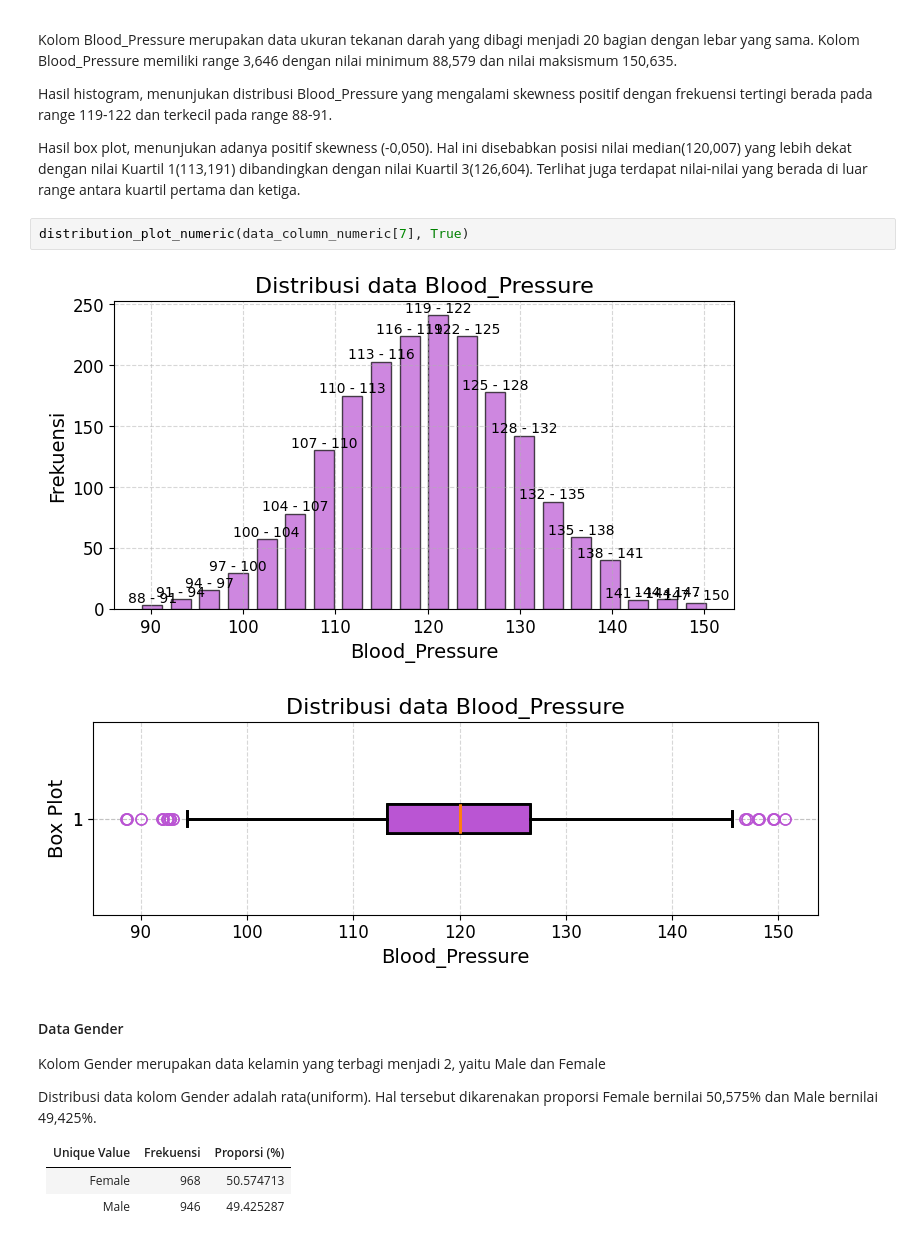
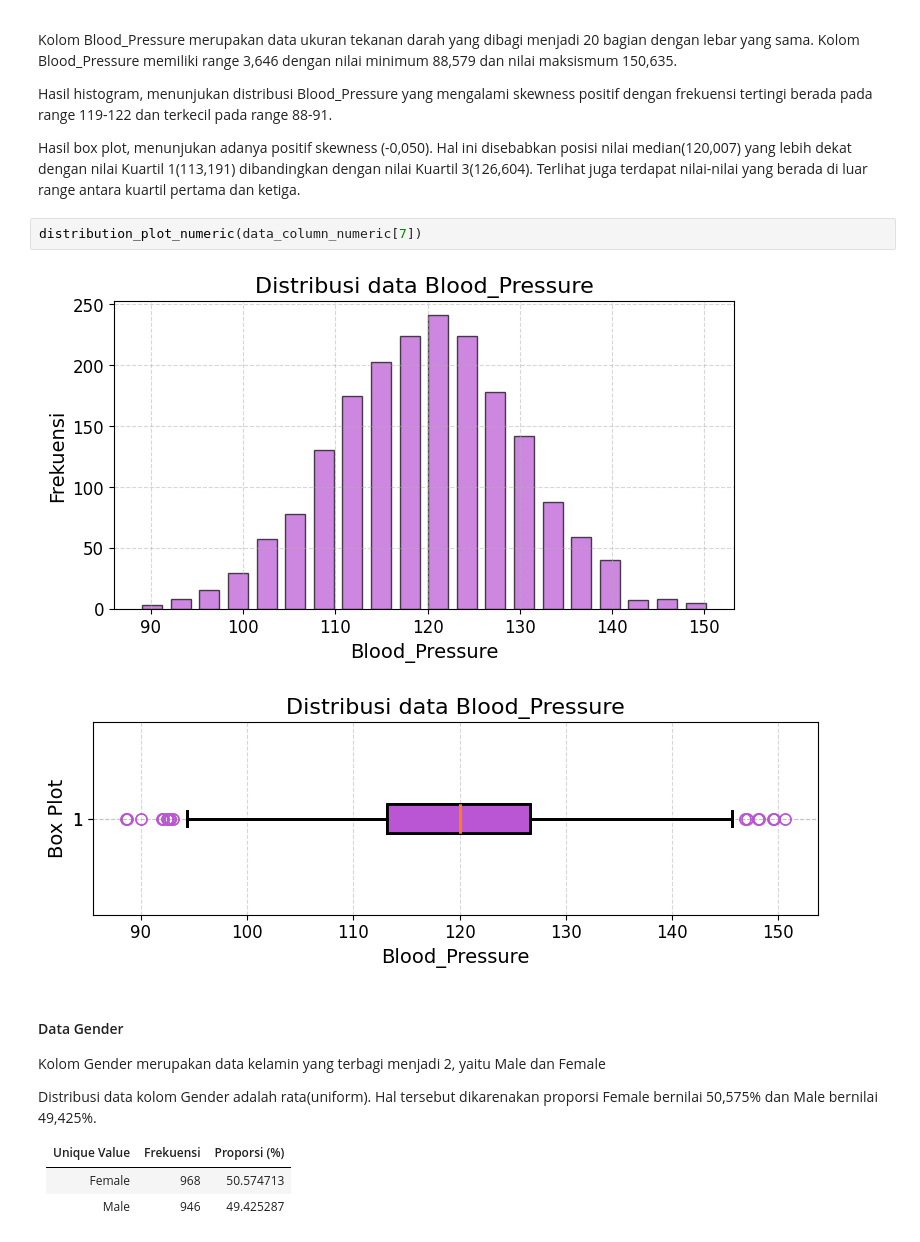
Before and after one commit to NoHaitch/Tubes_Probstat, a Jupyter notebook: K01-IF2220-13522071-13522091.ipynb, the cells around one changed output. Cells and saved outputs as stored; diff of their text form.

```diff
--- a/K01-IF2220-13522071-13522091.ipynb
+++ b/K01-IF2220-13522071-13522091.ipynb
@@ -499,9 +499,9 @@ Hasil histogram, menunjukan distribusi Blood_Pressure yang mengalami skewness po
 
 Hasil box plot, menunjukan adanya positif skewness (-0,050). Hal ini disebabkan posisi nilai median(120,007) yang lebih dekat dengan nilai Kuartil 1(113,191) dibandingkan dengan nilai Kuartil 3(126,604). Terlihat juga terdapat nilai-nilai yang berada di luar range antara kuartil pertama dan ketiga.
 # %%
-distribution_plot_numeric(data_column_numeric[7], True)
+distribution_plot_numeric(data_column_numeric[7])
 # %% [output]
-[figure, old version]
+[figure, new version]
 [figure]
 # %% [markdown]
 #### Data Gender
```
Also changed, not shown: parts of 14 cells of this notebook.
